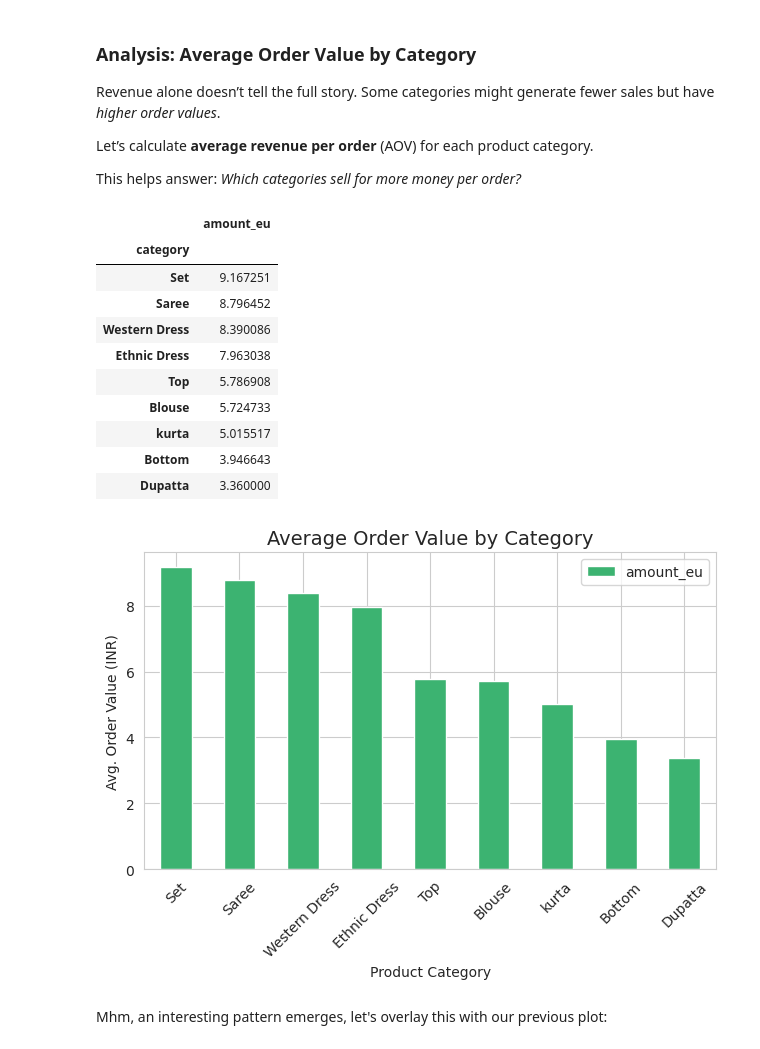
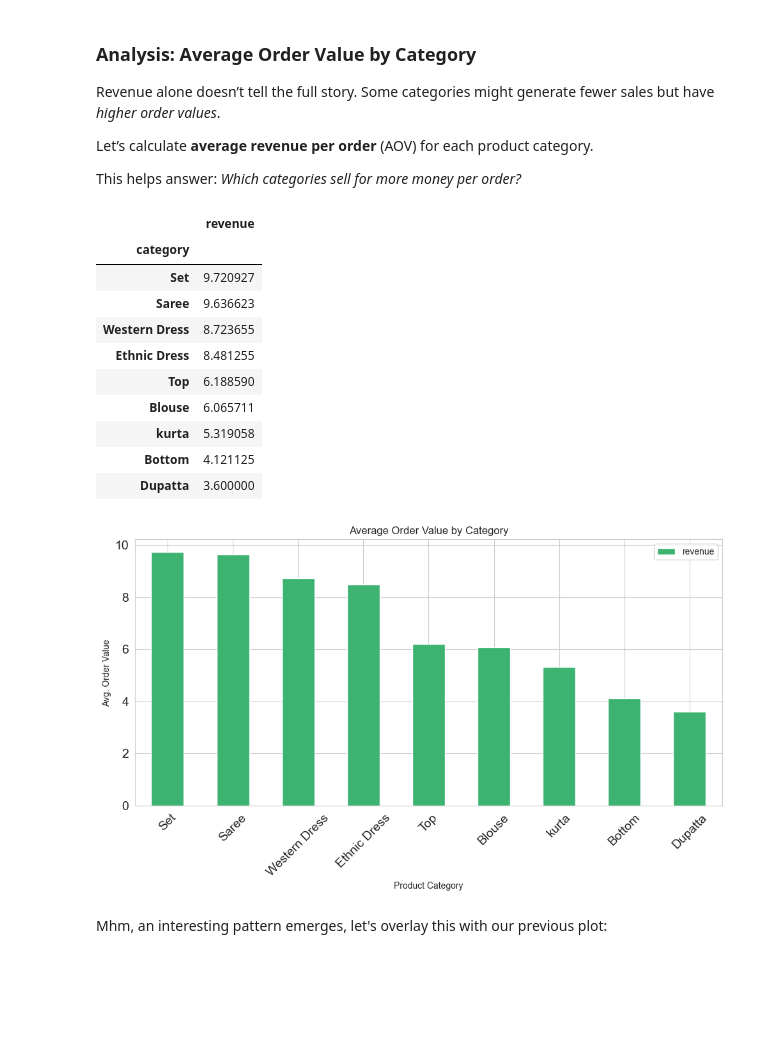
Before and after one commit to ciri/iese-dsfb, a Jupyter notebook: notebooks/210-Amazon-Part-I.ipynb, the cells around one changed output. Saved outputs shown, nothing was run; the diff lists cells and outputs as text; code cells hidden in the pictures; blank space fills up the shorter version.

```diff
--- a/notebooks/210-Amazon-Part-I.ipynb
+++ b/notebooks/210-Amazon-Part-I.ipynb
@@ -391,32 +376,37 @@ Let’s calculate **average revenue per order** (AOV) for each product category.
 
 This helps answer: *Which categories sell for more money per order?*
 # %%
-avg_order_value = df.groupby('category')[['amount_eu']].mean()
-avg_order_value = avg_order_value.sort_values(by='amount_eu', ascending=False)
+avg_order_value = df.groupby('category')[['revenue']].mean()
+avg_order_value = avg_order_value.sort_values(by='revenue', ascending=False)
 avg_order_value
 # %% [output]
-|  | amount_eu |
+|  | revenue |
 | category |  |
-| Set | 9.167251 |
-| Saree | 8.796452 |
-| Western Dress | 8.390086 |
-| Ethnic Dress | 7.963038 |
-| Top | 5.786908 |
-| Blouse | 5.724733 |
-| kurta | 5.015517 |
-| Bottom | 3.946643 |
-| Dupatta | 3.360000 |
+| Set | 9.720927 |
+| Saree | 9.636623 |
+| Western Dress | 8.723655 |
+| Ethnic Dress | 8.481255 |
+| Top | 6.188590 |
+| Blouse | 6.065711 |
+| kurta | 5.319058 |
+| Bottom | 4.121125 |
+| Dupatta | 3.600000 |
 # %%
-avg_order_value.plot(kind='bar', color='mediumseagreen')
+avg_order_value.plot(
+    kind     ='bar',
+    color    ='mediumseagreen',
+    title    ='Average Order Value by Category',
+    xlabel   ='Product Category',
+    ylabel   ='Avg. Order Value',
+    figsize  =(10, 6),
+    fontsize =14
+)
 
-plt.title('Average Order Value by Category', fontsize=14)
-plt.xlabel('Product Category')
-plt.ylabel('Avg. Order Value (INR)')
 plt.xticks(rotation=45)
 plt.tight_layout()
 plt.show()
 # %% [output]
-[figure, old version]
+[figure, new version]
 # %% [markdown]
 Mhm, an interesting pattern emerges, let's overlay this with our previous plot:
 # %%
```
Also changed, not shown: parts of 31 cells of this notebook, 6 other files.
